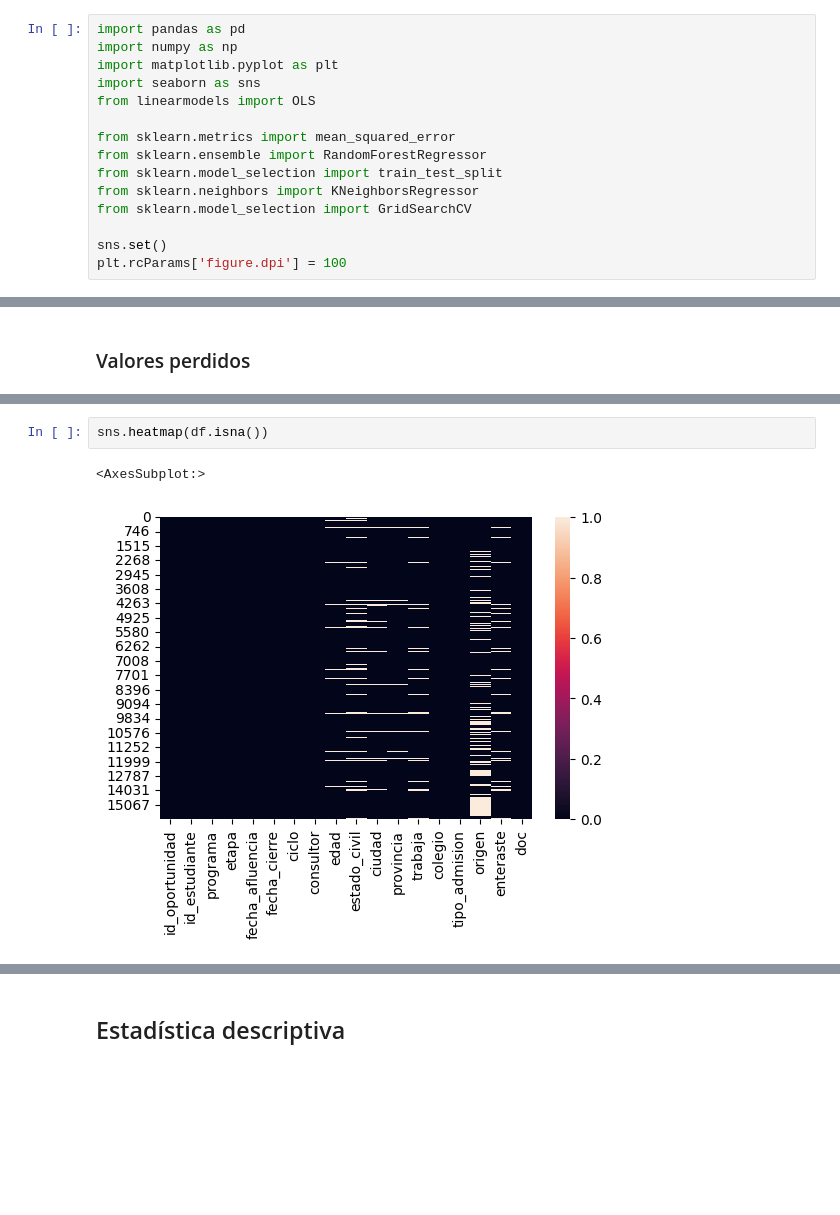
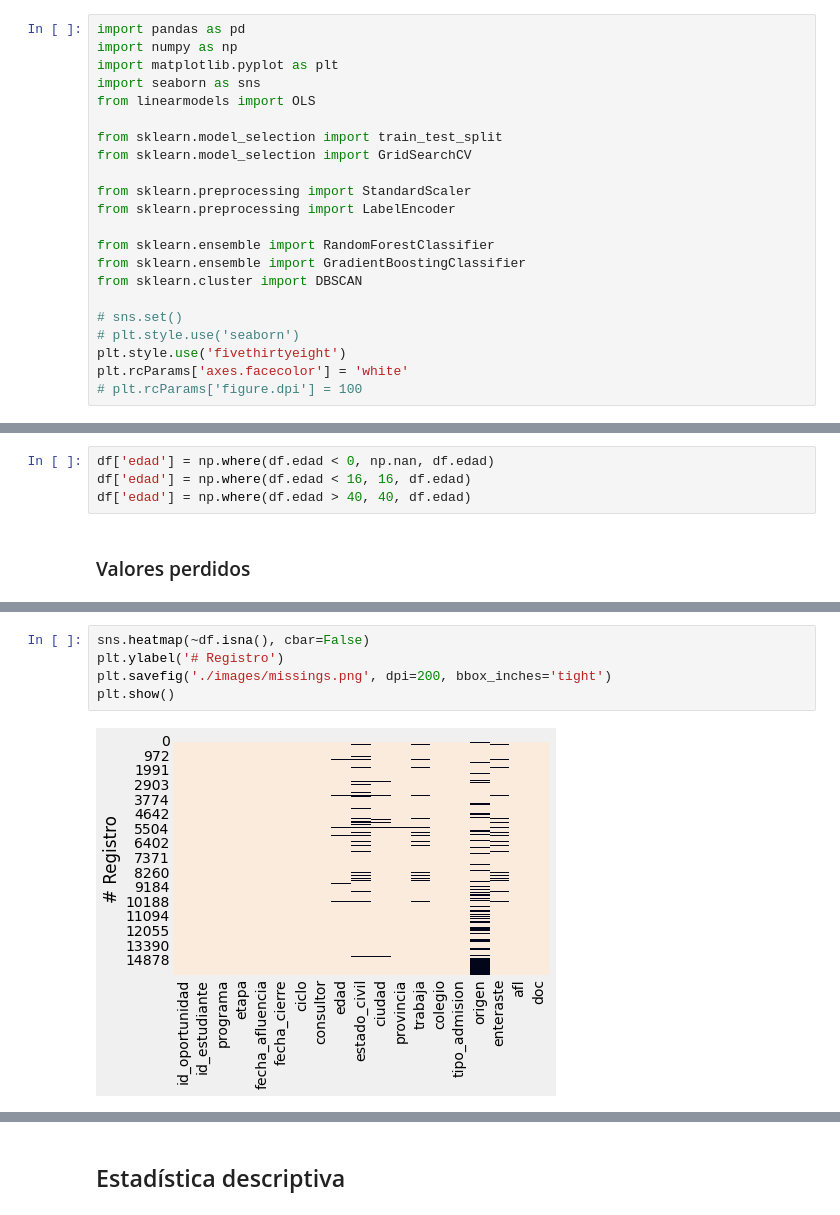
Before and after one commit to alejo-acosta/coding-dojo, a Jupyter notebook: 5proyecto-alumnos/alumnos.ipynb, the cells around one changed output, grey strips where cells are left out. Drawn from its saved outputs; the diff is of its cells as text; blank space fills up the shorter version.

```diff
--- a/5proyecto-alumnos/alumnos.ipynb
+++ b/5proyecto-alumnos/alumnos.ipynb
@@ -12,14 +12,21 @@ import matplotlib.pyplot as plt
 import seaborn as sns
 from linearmodels import OLS
 
-from sklearn.metrics import mean_squared_error
-from sklearn.ensemble import RandomForestRegressor
 from sklearn.model_selection import train_test_split
-from sklearn.neighbors import KNeighborsRegressor
 from sklearn.model_selection import GridSearchCV
 
-sns.set()
-plt.rcParams['figure.dpi'] = 100
+from sklearn.preprocessing import StandardScaler
+from sklearn.preprocessing import LabelEncoder
+
+from sklearn.ensemble import RandomForestClassifier
+from sklearn.ensemble import GradientBoostingClassifier
+from sklearn.cluster import DBSCAN
+
+# sns.set()
+# plt.style.use('seaborn')
+plt.style.use('fivethirtyeight')
+plt.rcParams['axes.facecolor'] = 'white'
+# plt.rcParams['figure.dpi'] = 100
 # %% [markdown]
 ## Importación y limpieza de datos
 # %%
@@ -58,3 +78,7 @@ df.head()
+# %%
+df['edad'] = np.where(df.edad < 0, np.nan, df.edad)
+df['edad'] = np.where(df.edad < 16, 16, df.edad)
+df['edad'] = np.where(df.edad > 40, 40, df.edad)
 # %% [markdown]
 ### Valores perdidos
 # %%
@@ -80,8 +105,10 @@ enteraste          0.086690
 doc                0.000000
 dtype: float64
-# %%
-sns.heatmap(df.isna())
-# %% [output]
-<AxesSubplot:>
-[figure, removed]
+# %%
+sns.heatmap(~df.isna(), cbar=False)
+plt.ylabel('# Registro')
+plt.savefig('./images/missings.png', dpi=200, bbox_inches='tight')
+plt.show()
+# %% [output]
+[figure, added]
 # %% [markdown]
```
Also changed, not shown: parts of 47 cells of this notebook, 34 other files.
